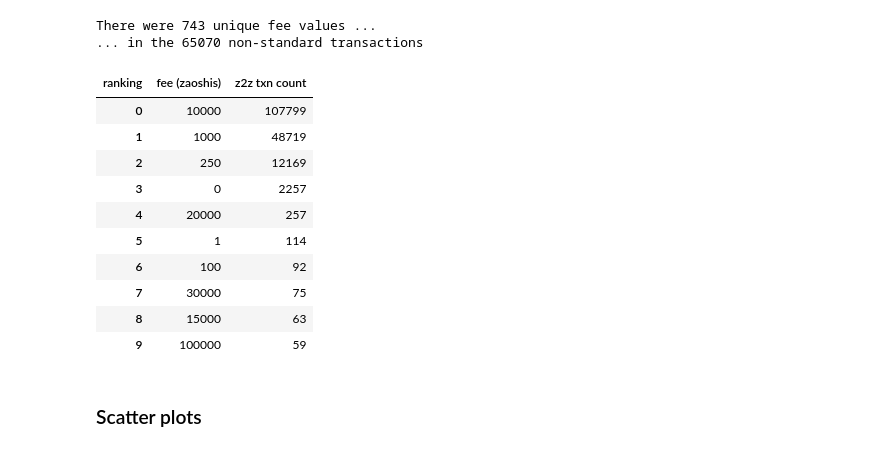
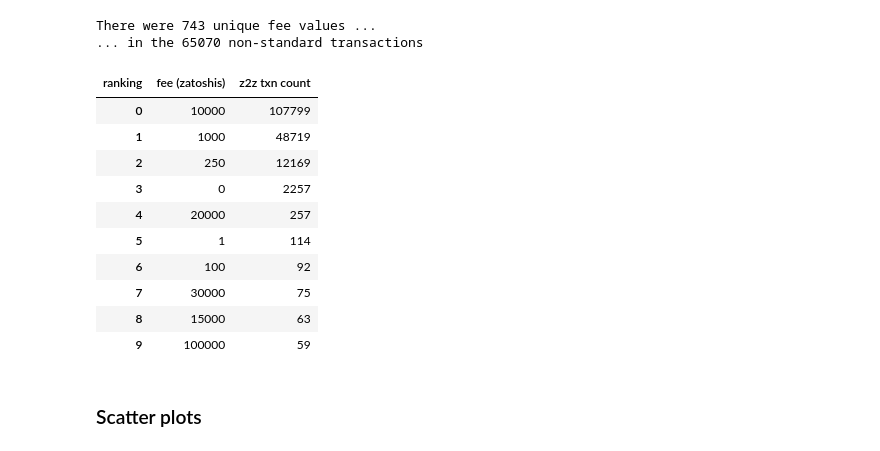
Before and after one commit to Mitchellpkt/z2z-metadata, a Jupyter notebook: analysis/analysis.ipynb, the cells around one changed output. Saved outputs shown, nothing was run; the diff lists cells and outputs as text; code cells hidden in the pictures.

Commit message:
fix(typo): s/zaoshis/zatoshis

```diff
--- a/analysis/analysis.ipynb
+++ b/analysis/analysis.ipynb
@@ -85,10 +85,10 @@ There were 743 unique fee values ...
 # %%
 df_counts = pd.DataFrame()
 df_counts['z2z txn count'] = df.groupby(['fee']).count().sort_values(by='hash', ascending = False).hash
-df_counts = df_counts.reset_index().rename_axis("ranking", axis="columns").rename(columns = {'fee':'fee (zaoshis)'})
+df_counts = df_counts.reset_index().rename_axis("ranking", axis="columns").rename(columns = {'fee':'fee (zatoshis)'})
 df_counts.head(10)
 # %% [output]
-| ranking | fee (zaoshis) | z2z txn count |
+| ranking | fee (zatoshis) | z2z txn count |
 | 0 | 10000 | 107799 |
 | 1 | 1000 | 48719 |
 | 2 | 250 | 12169 |
```
